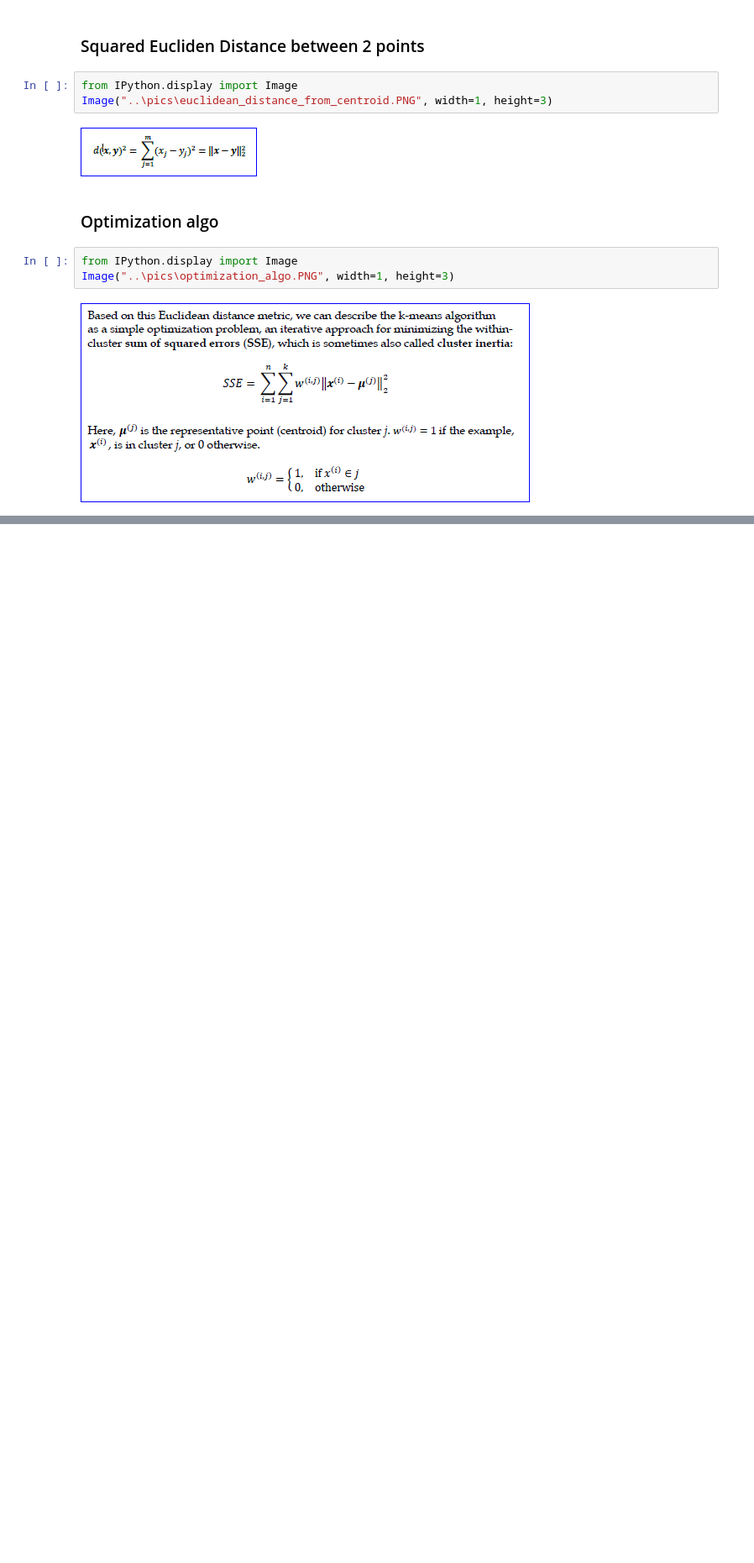
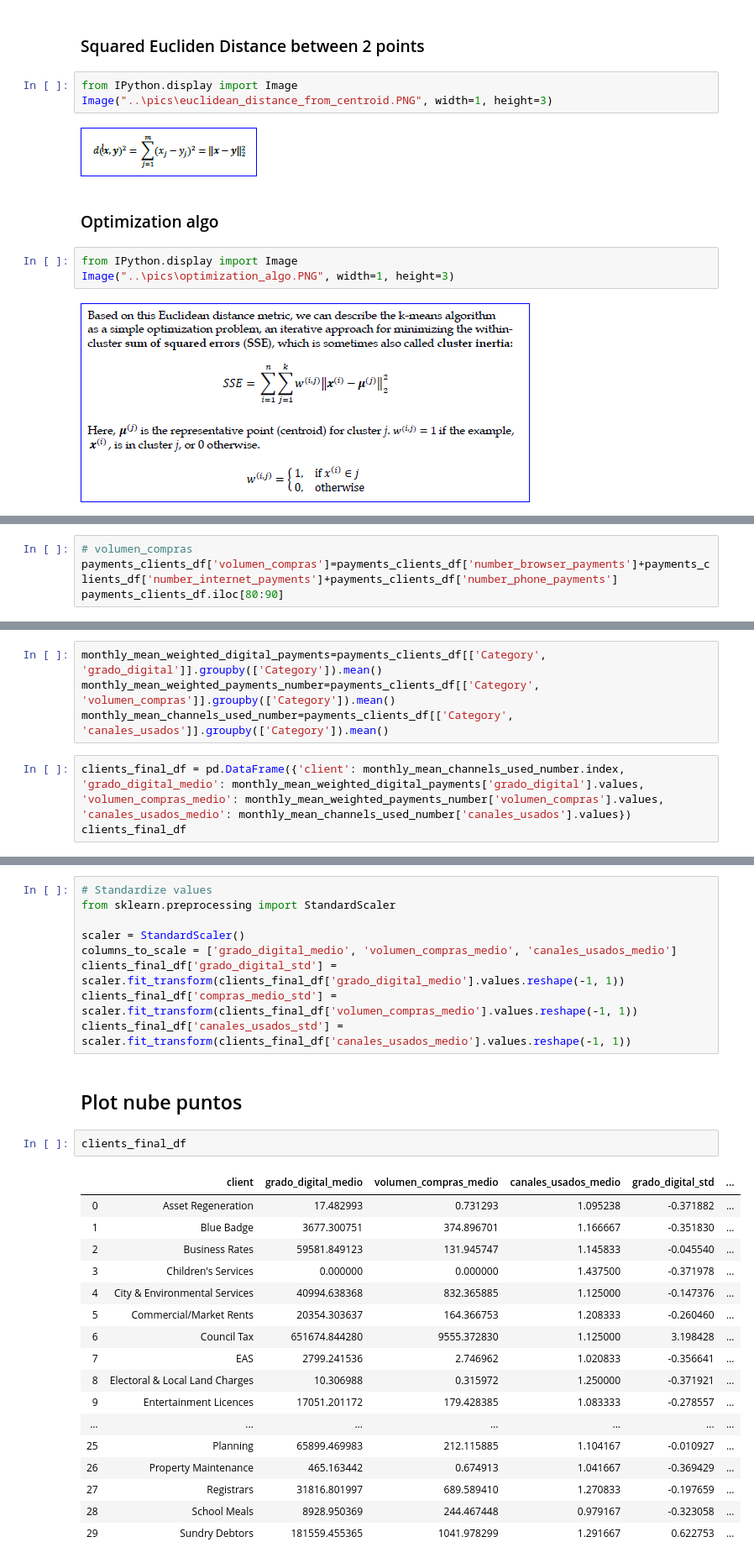
Before and after one commit to GermanCM/machine_learning_concepts_checks, a Jupyter notebook: project/models_tuning/unsupervised_learning/notebooks/k_means_checker.ipynb, the cells around one changed output, grey strips where cells are left out. Shown at 84% size. Saved outputs shown, nothing was run; the diff lists cells and outputs as text; blank space fills up the shorter version.

Commit message:
k-means clustering example

```diff
--- a/project/models_tuning/unsupervised_learning/notebooks/k_means_checker.ipynb
+++ b/project/models_tuning/unsupervised_learning/notebooks/k_means_checker.ipynb
@@ -192,0 +357,4 @@ fig.show()
+# %%
+# volumen_compras
+payments_clients_df['volumen_compras']=payments_clients_df['number_browser_payments']+payments_clients_df['number_internet_payments']+payments_clients_df['number_phone_payments']
+payments_clients_df.iloc[80:90]
@@ -192,0 +373,7 @@ fig.show()
+# %%
+monthly_mean_weighted_digital_payments=payments_clients_df[['Category', 'grado_digital']].groupby(['Category']).mean()
+monthly_mean_weighted_payments_number=payments_clients_df[['Category', 'volumen_compras']].groupby(['Category']).mean()
+monthly_mean_channels_used_number=payments_clients_df[['Category', 'canales_usados']].groupby(['Category']).mean()
+# %%
+clients_final_df = pd.DataFrame({'client': monthly_mean_channels_used_number.index, 'grado_digital_medio': monthly_mean_weighted_digital_payments['grado_digital'].values, 'volumen_compras_medio': monthly_mean_weighted_payments_number['volumen_compras'].values, 'canales_usados_medio': monthly_mean_channels_used_number['canales_usados'].values})
+clients_final_df
@@ -192,0 +398,31 @@ fig.show()
+# %%
+# Standardize values
+from sklearn.preprocessing import StandardScaler
+
+scaler = StandardScaler()
+columns_to_scale = ['grado_digital_medio', 'volumen_compras_medio', 'canales_usados_medio']
+clients_final_df['grado_digital_std'] = scaler.fit_transform(clients_final_df['grado_digital_medio'].values.reshape(-1, 1))
+clients_final_df['compras_medio_std'] = scaler.fit_transform(clients_final_df['volumen_compras_medio'].values.reshape(-1, 1))
+clients_final_df['canales_usados_std'] = scaler.fit_transform(clients_final_df['canales_usados_medio'].values.reshape(-1, 1))
+# %% [markdown]
+## Plot nube puntos
+# %%
+clients_final_df
+# %% [output]
+|  | client | grado_digital_medio | volumen_compras_medio | canales_usados_medio | grado_digital_std | ... |
+| 0 | Asset Regeneration | 17.482993 | 0.731293 | 1.095238 | -0.371882 | ... |
+| 1 | Blue Badge | 3677.300751 | 374.896701 | 1.166667 | -0.351830 | ... |
+| 2 | Business Rates | 59581.849123 | 131.945747 | 1.145833 | -0.045540 | ... |
+| 3 | Children's Services | 0.000000 | 0.000000 | 1.437500 | -0.371978 | ... |
+| 4 | City & Environmental Services | 40994.638368 | 832.365885 | 1.125000 | -0.147376 | ... |
+| 5 | Commercial/Market Rents | 20354.303637 | 164.366753 | 1.208333 | -0.260460 | ... |
+| 6 | Council Tax | 651674.844280 | 9555.372830 | 1.125000 | 3.198428 | ... |
+| 7 | EAS | 2799.241536 | 2.746962 | 1.020833 | -0.356641 | ... |
+| 8 | Electoral & Local Land Charges | 10.306988 | 0.315972 | 1.250000 | -0.371921 | ... |
+| 9 | Entertainment Licences | 17051.201172 | 179.428385 | 1.083333 | -0.278557 | ... |
+| ... | ... | ... | ... | ... | ... | ... |
+| 25 | Planning | 65899.469983 | 212.115885 | 1.104167 | -0.010927 | ... |
+| 26 | Property Maintenance | 465.163442 | 0.674913 | 1.041667 | -0.369429 | ... |
+| 27 | Registrars | 31816.801997 | 689.589410 | 1.270833 | -0.197659 | ... |
+| 28 | School Meals | 8928.950369 | 244.467448 | 0.979167 | -0.323058 | ... |
+| 29 | Sundry Debtors | 181559.455365 | 1041.978299 | 1.291667 | 0.622753 | ... |
```
Also changed, not shown: parts of 58 cells of this notebook, 6 other files.
